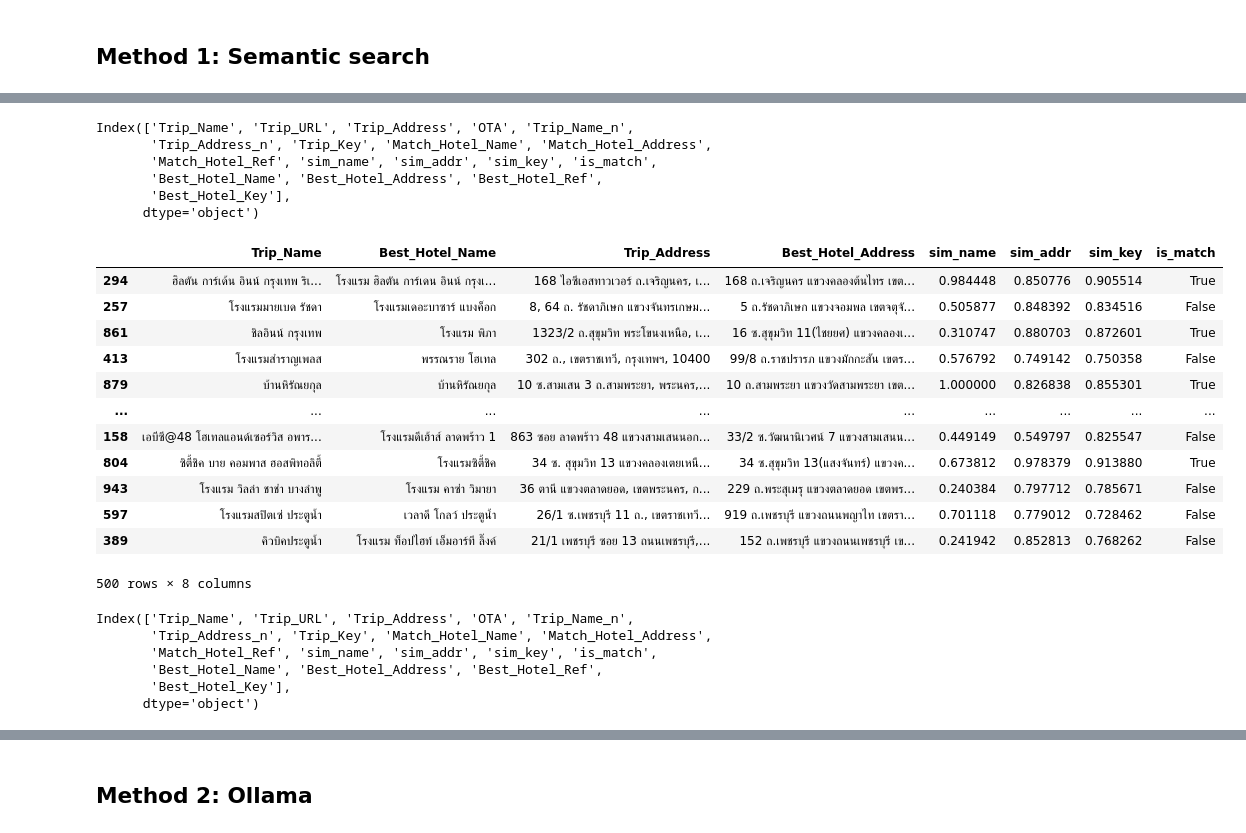
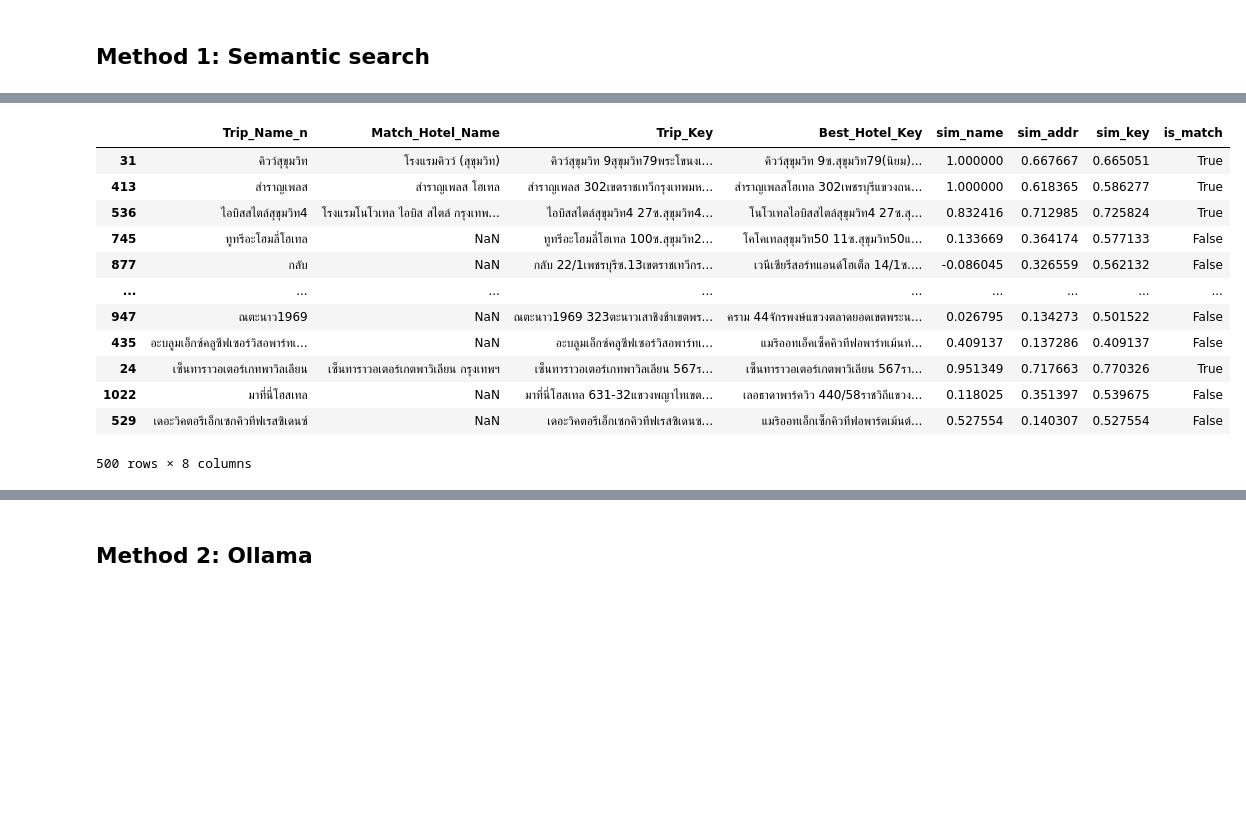
Before and after one commit to Thanrada2024/illegal_accommodation, a Jupyter notebook: DS_task.ipynb, the cells around one changed output, grey strips where cells are left out. Saved outputs shown, nothing was run; the diff lists cells and outputs as text; code cells hidden in the pictures; blank space fills up the shorter version.

```diff
--- a/DS_task.ipynb
+++ b/DS_task.ipynb
@@ -319,37 +320,19 @@ Semantic search matched 323/500 rows (64.6%) with KEY_THRESH=0.85
-# %%
-trip_match.columns
-# %% [output]
-Index(['Trip_Name', 'Trip_URL', 'Trip_Address', 'OTA', 'Trip_Name_n',
-       'Trip_Address_n', 'Trip_Key', 'Match_Hotel_Name', 'Match_Hotel_Address',
-       'Match_Hotel_Ref', 'sim_name', 'sim_addr', 'sim_key', 'is_match',
-       'Best_Hotel_Name', 'Best_Hotel_Address', 'Best_Hotel_Ref',
-       'Best_Hotel_Key'],
-      dtype='object')
 # %%
-trip_match[['Trip_Name','Best_Hotel_Name','Trip_Address','Best_Hotel_Address','sim_name','sim_addr','sim_key','is_match']]
+trip_match[['Trip_Name_n','Match_Hotel_Name','Trip_Key','Best_Hotel_Key','sim_name','sim_addr','sim_key','is_match']]
 # %% [output]
-|  | Trip_Name | Best_Hotel_Name | Trip_Address | Best_Hotel_Address | sim_name | sim_addr | sim_key | is_match |
-| 294 | ฮิลตัน การ์เด้น อินน์ กรุงเทพ ริเ... | โรงแรม ฮิลตัน การ์เดน อินน์ กรุงเ... | 168 ไอซีเอสทาวเวอร์ ถ.เจริญนคร, เ... | 168 ถ.เจริญนคร แขวงคลองต้นไทร เขต... | 0.984448 | 0.850776 | 0.905514 | True |
-| 257 | โรงแรมมายเบด รัชดา | โรงแรมเดอะบาซาร์ แบงค็อก | 8, 64 ถ. รัชดาภิเษก แขวงจันทรเกษม... | 5 ถ.รัชดาภิเษก แขวงจอมพล เขตจตุจั... | 0.505877 | 0.848392 | 0.834516 | False |
-| 861 | ชิลอินน์ กรุงเทพ | โรงแรม พิภา | 1323/2 ถ.สุขุมวิท พระโขนงเหนือ, เ... | 16 ซ.สุขุมวิท 11(ไชยยศ) แขวงคลองเ... | 0.310747 | 0.880703 | 0.872601 | True |
-| 413 | โรงแรมสำราญเพลส | พรรณราย โฮเทล | 302 ถ., เขตราชเทวี, กรุงเทพฯ, 10400 | 99/8 ถ.ราชปรารภ แขวงมักกะสัน เขตร... | 0.576792 | 0.749142 | 0.750358 | False |
-| 879 | บ้านหิรัณยกุล | บ้านหิรัณยกุล | 10 ซ.สามเสน 3 ถ.สามพระยา, พระนคร,... | 10 ถ.สามพระยา แขวงวัดสามพระยา เขต... | 1.000000 | 0.826838 | 0.855301 | True |
+|  | Trip_Name_n | Match_Hotel_Name | Trip_Key | Best_Hotel_Key | sim_name | sim_addr | sim_key | is_match |
+| 31 | คิวว์สุขุมวิท | โรงแรมคิวว์ (สุขุมวิท) | คิวว์สุขุมวิท 9สุขุมวิท79พระโขนงเ... | คิวว์สุขุมวิท 9ซ.สุขุมวิท79(นิยม)... | 1.000000 | 0.667667 | 0.665051 | True |
+| 413 | สําราญเพลส | สำราญเพลส โฮเทล | สําราญเพลส 302เขตราชเทวีกรุงเทพมห... | สําราญเพลสโฮเทล 302เพชรบุรีแขวงถน... | 1.000000 | 0.618365 | 0.586277 | True |
+| 536 | ไอบิสสไตล์สุขุมวิท4 | โรงแรมโนโวเทล ไอบิส สไตล์ กรุงเทพ... | ไอบิสสไตล์สุขุมวิท4 27ซ.สุขุมวิท4... | โนโวเทลไอบิสสไตล์สุขุมวิท4 27ซ.สุ... | 0.832416 | 0.712985 | 0.725824 | True |
+| 745 | ทูทรีอะโฮมลี่โฮเทล | NaN | ทูทรีอะโฮมลี่โฮเทล 100ซ.สุขุมวิท2... | โคโคเทลสุขุมวิท50 11ซ.สุขุมวิท50แ... | 0.133669 | 0.364174 | 0.577133 | False |
+| 877 | กลับ | NaN | กลับ 22/1เพชรบุรีซ.13เขตราชเทวีกร... | เวนีเซียรีสอร์ทแอนด์โฮเต็ล 14/1ซ.... | -0.086045 | 0.326559 | 0.562132 | False |
 | ... | ... | ... | ... | ... | ... | ... | ... | ... |
-| 158 | เอบีซี@48 โฮเทลแอนด์เซอร์วิส อพาร... | โรงแรมดีเฮ้าส์ ลาดพร้าว 1 | 863 ซอย ลาดพร้าว 48 แขวงสามเสนนอก... | 33/2 ซ.วัฒนานิเวศน์ 7 แขวงสามเสนน... | 0.449149 | 0.549797 | 0.825547 | False |
-| 804 | ซิตี้ชิค บาย คอมพาส ฮอสพิทอลิตี้ | โรงแรมซิตี้ชิค | 34 ซ. สุขุมวิท 13 แขวงคลองเตยเหนื... | 34 ซ.สุขุมวิท 13(แสงจันทร์) แขวงค... | 0.673812 | 0.978379 | 0.913880 | True |
-| 943 | โรงแรม วิลล่า ชาช่า บางลำพู | โรงแรม คาซ่า วิมายา | 36 ตานี แขวงตลาดยอด, เขตพระนคร, ก... | 229 ถ.พระสุเมรุ แขวงตลาดยอด เขตพร... | 0.240384 | 0.797712 | 0.785671 | False |
-| 597 | โรงแรมสปิตเซ่ ประตูน้ำ | เวลาดี โกลว์ ประตูน้ำ | 26/1 ซ.เพชรบุรี 11 ถ., เขตราชเทวี... | 919 ถ.เพชรบุรี แขวงถนนพญาไท เขตรา... | 0.701118 | 0.779012 | 0.728462 | False |
-| 389 | คิวบิคประตูน้ำ | โรงแรม ท็อปไฮท์ เอ็มอาร์ที ลิ๊งค์ | 21/1 เพชรบุรี ซอย 13 ถนนเพชรบุรี,... | 152 ถ.เพชรบุรี แขวงถนนเพชรบุรี เข... | 0.241942 | 0.852813 | 0.768262 | False |
+| 947 | ณตะนาว1969 | NaN | ณตะนาว1969 323ตะนาวเสาชิงช้าเขตพร... | คราม 44จักรพงษ์แขวงตลาดยอดเขตพระน... | 0.026795 | 0.134273 | 0.501522 | False |
+| 435 | อะบลูมเอ็กซ์คลูซีฟเซอร์วิสอพาร์ทเ... | NaN | อะบลูมเอ็กซ์คลูซีฟเซอร์วิสอพาร์ทเ... | แมริออทเอ็คเซ็คคิวทีฟอพาร์ทเม้นท์... | 0.409137 | 0.137286 | 0.409137 | False |
+| 24 | เซ็นทาราวอเตอร์เกทพาวิลเลียน | เซ็นทาราวอเตอร์เกตพาวิเลียน กรุงเทพฯ | เซ็นทาราวอเตอร์เกทพาวิลเลียน 567ร... | เซ็นทาราวอเตอร์เกตพาวิเลียน 567รา... | 0.951349 | 0.717663 | 0.770326 | True |
+| 1022 | มาที่นี่โฮสเทล | NaN | มาที่นี่โฮสเทล 631-32แขวงพญาไทเขต... | เลอธาดาพาร์ควิว 440/58ราชวิถีแขวง... | 0.118025 | 0.351397 | 0.539675 | False |
+| 529 | เดอะวิคตอรีเอ็กเซกคิวทีฟเรสซิเดนซ์ | NaN | เดอะวิคตอรีเอ็กเซกคิวทีฟเรสซิเดนซ... | แมริออทเอ็กเซ็กคิวทีฟอพาร์ตเม้นต์... | 0.527554 | 0.140307 | 0.527554 | False |
 500 rows × 8 columns
-# %%
-trip_match.columns
-# %% [output]
-Index(['Trip_Name', 'Trip_URL', 'Trip_Address', 'OTA', 'Trip_Name_n',
-       'Trip_Address_n', 'Trip_Key', 'Match_Hotel_Name', 'Match_Hotel_Address',
-       'Match_Hotel_Ref', 'sim_name', 'sim_addr', 'sim_key', 'is_match',
-       'Best_Hotel_Name', 'Best_Hotel_Address', 'Best_Hotel_Ref',
-       'Best_Hotel_Key'],
-      dtype='object')
 # %%
 trip_match.is_match.value_counts()
 # %% [output]
```
Also changed, not shown: parts of 12 cells of this notebook.
